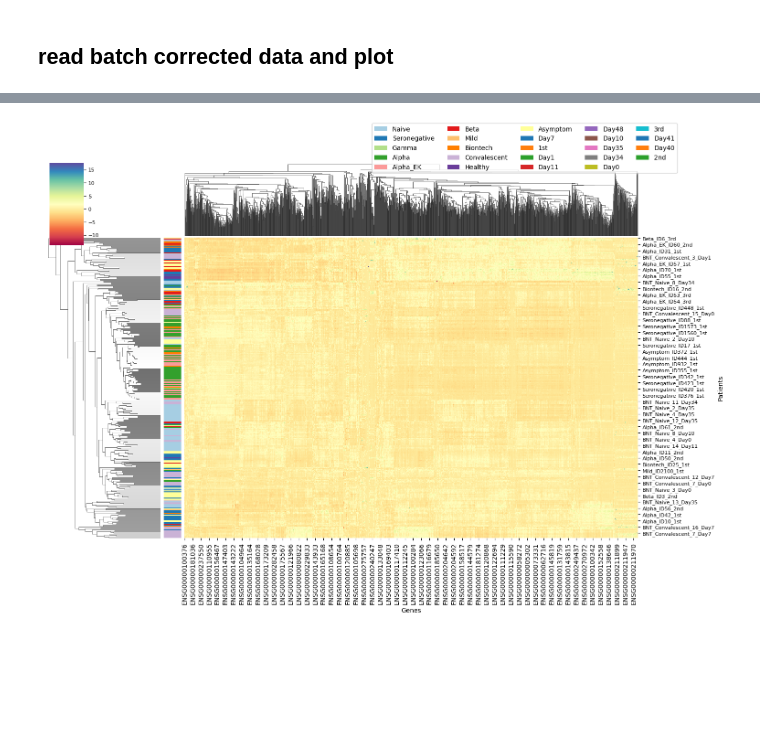
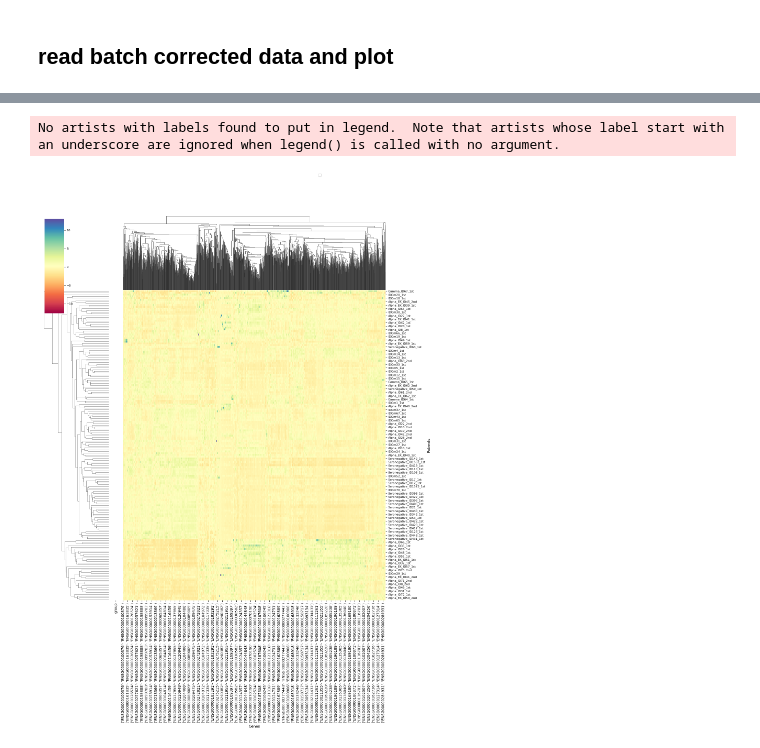
Before and after one commit to biomedbigdata/SARS-CoV-2_immunedeconv_bcrtcr, a Jupyter notebook: PBMCs_batch_correction/ALL_PBMCs_merge_visualize.ipynb, the cells around one changed output, grey strips where cells are left out. Cells and saved outputs as stored; diff of their text form; code cells hidden in the pictures; blank space fills up the shorter version.

```diff
--- a/PBMCs_batch_correction/ALL_PBMCs_merge_visualize.ipynb
+++ b/PBMCs_batch_correction/ALL_PBMCs_merge_visualize.ipynb
@@ -597,9 +597,9 @@ meta.shape
 ## start here with already prepared data
 # %%
 # original
-# full_samples_df = pd.read_csv("data/full_pbmcs_tpms.csv", index_col = "gene_id")
-# full_samples_geneCounts_df = pd.read_csv("data/full_pbmcs_geneCounts.csv", index_col = "gene_id")
-# meta = pd.read_csv("data/all_pbmc_metadata.csv")
+full_samples_df = pd.read_csv("../data/variants_omicron_ischgl_pbmcs_tpms.csv", index_col = "gene_id")
+full_samples_geneCounts_df = pd.read_csv("../data/variants_omicron_ischgl_pbmcs_geneCounts.csv", index_col = "gene_id")
+meta = pd.read_csv("../data/all_pbmc_metadata.csv")
 # %% [markdown]
 add additional column for nuns that separates into <=day11 and >day11
 # %%
@@ -817,7 +817,7 @@ conditions
 # %% [output]
 {'Alpha', 'Alpha_EK', 'Gamma', 'Seronegative', 'omicron'}
 # %%
-grouping_p = meta.copy()b
+grouping_p = meta.copy()
 species = grouping_p["group"]
 colors = sns.color_palette("Paired", len(conditions))
 lut = {list(conditions)[i]:colors[i] for i in range(len(conditions))}
@@ -836,7 +836,7 @@ row_colors2 = species2.map(lut2)
 plt.rc('ytick', labelsize=8)  # fontsize of the tick labels
 # plt.rc('legend', fontsize=20)
 
-g = sns.clustermap(norm.T, row_colors=[row_colors1], row_cluster=True, col_cluster=True,figsize=(15, 10),
+g = sns.clustermap(norm.T, row_colors=row_colors1, row_cluster=True, col_cluster=True,figsize=(15, 20),
                    cmap="Spectral")
 #g = sns.clustermap(norm.T, row_colors=[row_colors1], row_cluster=True, col_cluster=True,figsize=(15, 10),
 #                   cmap="Spectral")
@@ -849,8 +849,8 @@ for key in lut:
 for key in lut2:
     l = key
     c = lut2[key]
-    g.ax_col_dendrogram.bar(0, 0, color=c,
-                            label=l, linewidth=0)
+    #g.ax_col_dendrogram.bar(0, 0, color=c,
+    #                        label=l, linewidth=0)
 g.ax_col_dendrogram.legend(loc="upper center", ncol=5, bbox_to_anchor=(0.75, 1.5),
                            borderaxespad=0.)
 
@@ -887,5 +887,5 @@ list(meta["sample_id"])
 version = "v1"
 counts = False
 # %%
-corrected = pd.read_csv(f"data/batch_corrected/corrected_tpms_{version}.csv")
+corrected = pd.read_csv(f"../data/batch_corrected/corrected_tpms_{version}.csv")
 corrected.head()
@@ -892,3 +900,7 @@ corrected.head()
+# %%
+# make sure meta contains only the information for samples in the full_samples_df
+meta = meta[meta['old_id'] .isin(corrected.columns) | meta['sample_id'].isin(corrected.columns)]
+meta = meta.reset_index() # reset row index
 # %%
 # truncate decimals in genecounts
 if counts:
@@ -970,45 +988,50 @@ plt.show()
 # %%
 grouping_p = meta.copy()
 species = grouping_p["group"]
+# print(list(species))
 colors = sns.color_palette("Paired", len(conditions))
 lut = {list(conditions)[i]:colors[i] for i in range(len(conditions))}
 row_colors1 = species.map(lut)
+# print(list(row_colors1))
 
 clusters = set(meta.sampling)
 colors2 = sns.color_palette("tab10", len(clusters))
 species2 = grouping_p["sampling"]
 lut2 = {list(clusters)[i]:colors2[i] for i in range(len(clusters))}
 row_colors2 = species2.map(lut2)
 
 # plt.rc('font', size=5)  # controls default text sizes
 # plt.rc('axes', titlesize=20)  # fontsize of the axes title
 # plt.rc('axes', labelsize=20)  # fontsize of the x and y labels
 # plt.rc('xtick', labelsize=20)  # fontsize of the tick labels
 plt.rc('ytick', labelsize=8)  # fontsize of the tick labels
 # plt.rc('legend', fontsize=20)
 
 # g = sns.clustermap(norm.T, row_colors=[row_colors1,row_colors2], row_cluster=True, col_cluster=True,figsize=(15, 10),
 #                   cmap="Spectral")
-g = sns.clustermap(norm.T, row_colors=[row_colors1], row_cluster=True, col_cluster=True,figsize=(15, 10),
+g = sns.clustermap(norm.T, row_colors=row_colors1, row_cluster=True, col_cluster=True,figsize=(15, 20),
                    cmap="Spectral")
 
-for key in lut:
-    l = key
-    c = lut[key]
-    g.ax_col_dendrogram.bar(0, 0, color=c,
-                            label=l, linewidth=0)
-for key in lut2:
-    l = key
-    c = lut2[key]
-    g.ax_col_dendrogram.bar(0, 0, color=c,
-                            label=l, linewidth=0)
+#for key in lut:
+#    print(key)
+#    l = key
+#    c = lut[key]
+#    print(c)
+#    g.ax_col_dendrogram.bar(0, 0, color=c,
+#                            label=l, linewidth=0)
+#for key in lut2:
+#    l = key
+#    c = lut2[key]
+#    g.ax_col_dendrogram.bar(0, 0, color=c,
+#                            label=l, linewidth=0)
 g.ax_col_dendrogram.legend(loc="upper center", ncol=5, bbox_to_anchor=(0.75, 1.5),
                            borderaxespad=0.)
 
 ax = g.ax_heatmap
 ax.set_xlabel("Genes")
 ax.set_ylabel("Patients")
 
 plt.show()
 # %% [output]
+No artists with labels found to put in legend.  Note that artists whose label start with an underscore are ignored when legend() is called with no argument.
-[figure, old version]
+[figure, new version]
```
Also changed, not shown: parts of 10 cells of this notebook.
